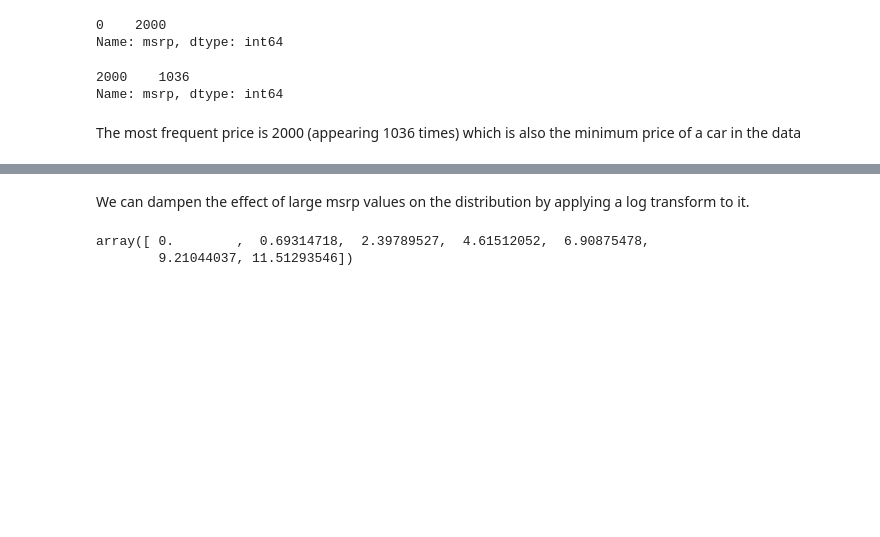
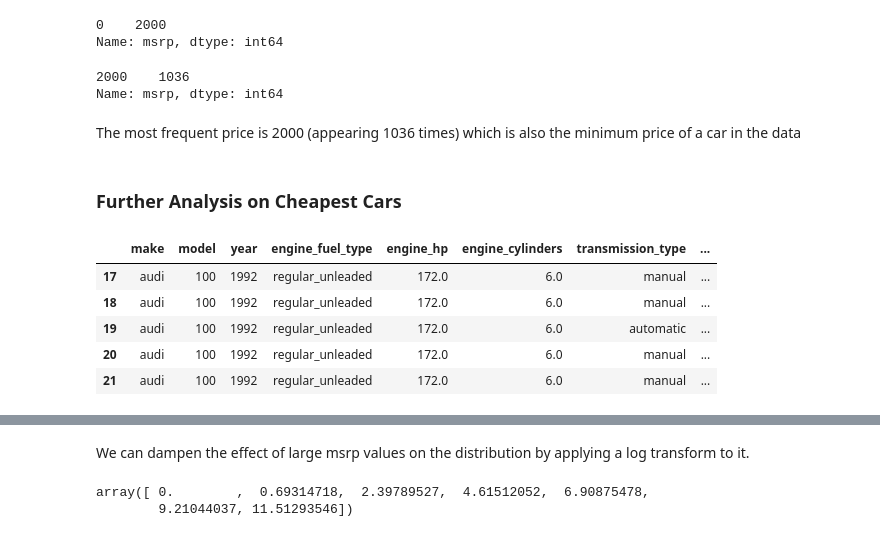
Before and after one commit to wgb-10/ML-Zoomcamp-2022, a Jupyter notebook: Session-Projects/02-Regression/my-notebook.ipynb, the cells around one changed output, grey strips where cells are left out. Drawn from its saved outputs; the diff is of its cells as text; code cells hidden in the pictures; blank space fills up the shorter version.

```diff
--- a/Session-Projects/02-Regression/my-notebook.ipynb
+++ b/Session-Projects/02-Regression/my-notebook.ipynb
@@ -186,3 +186,15 @@ df['msrp'].value_counts().iloc[[0]]
 Name: msrp, dtype: int64
 # %% [markdown]
 The most frequent price is 2000 (appearing 1036 times) which is also the minimum price of a car in the data
+# %% [markdown]
+### Further Analysis on Cheapest Cars
+# %%
+df_cheap = df[df['msrp'] == 2000]
+df_cheap.head()
+# %% [output]
+|  | make | model | year | engine_fuel_type | engine_hp | engine_cylinders | transmission_type | ... |
+| 17 | audi | 100 | 1992 | regular_unleaded | 172.0 | 6.0 | manual | ... |
+| 18 | audi | 100 | 1992 | regular_unleaded | 172.0 | 6.0 | manual | ... |
+| 19 | audi | 100 | 1992 | regular_unleaded | 172.0 | 6.0 | automatic | ... |
+| 20 | audi | 100 | 1992 | regular_unleaded | 172.0 | 6.0 | manual | ... |
+| 21 | audi | 100 | 1992 | regular_unleaded | 172.0 | 6.0 | manual | ... |
```
Also changed, not shown: parts of 23 cells of this notebook, 1 other file.
